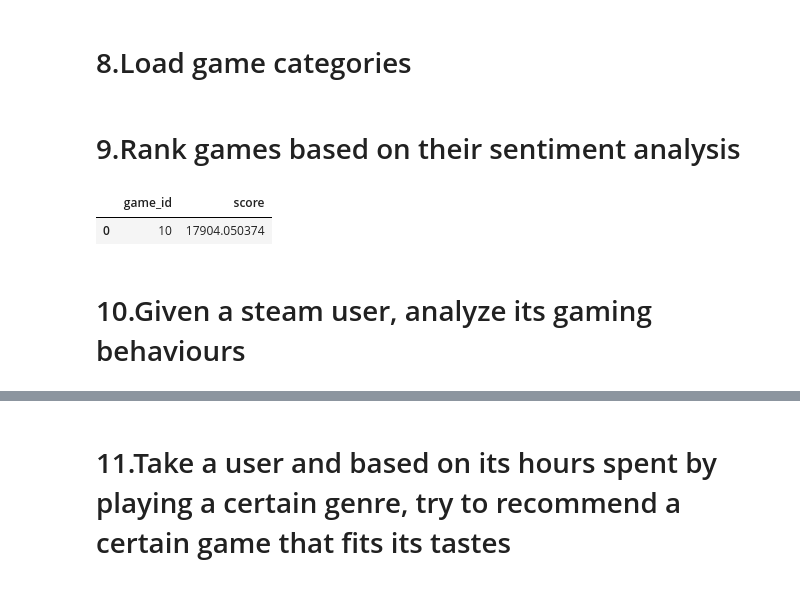
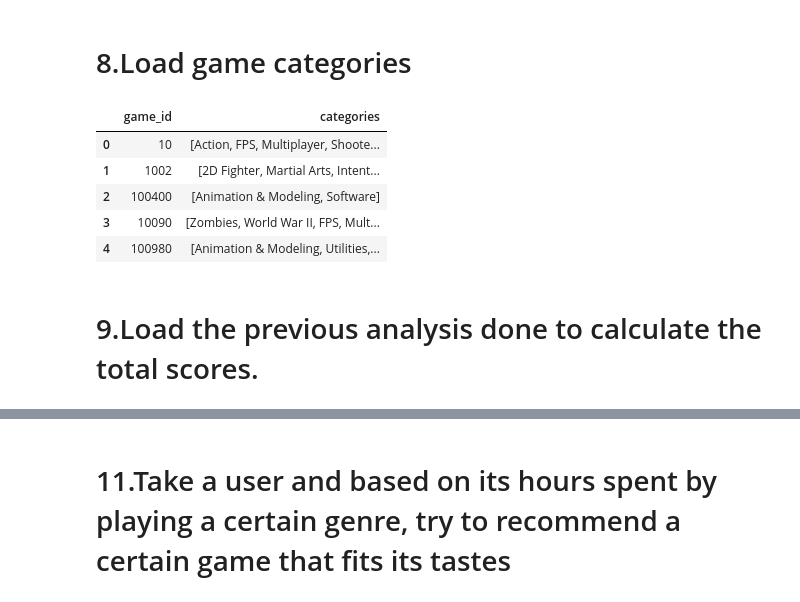
Before and after one commit to Panemiele/Steam-Games-Recommendation-System, a Jupyter notebook: sentiment-analysis.ipynb, the cells around one changed output, grey strips where cells are left out. Saved outputs shown, nothing was run; the diff lists cells and outputs as text; code cells hidden in the pictures.

```diff
--- a/sentiment-analysis.ipynb
+++ b/sentiment-analysis.ipynb
@@ -574,2 +358,0 @@ gameid_tags.info()
-# %% [markdown]
-# 9.Rank games based on their sentiment analysis
@@ -582,31 +358,0 @@ def sign(n):
-# %%
-from tqdm import tqdm
-chosen_algorithm = sgd
-score = pd.DataFrame(columns=['game_id', 'score'])
-counter = 0
-
-for index, row in tqdm(revs_og.iterrows(), total=len(revs_og), desc="Processing"):
-    #Weight formula: (valoreSentiment x 1,5)(se review_text non null) + 1,3 x review_score + 1,15 x (review_votes)
-    game_id = row['app_id']
-    review_value = row['review_score']
-    review_votes = review_value * (row['review_votes'])
-    probability = execute_sentiment_analysis(row['review_text'], chosen_algorithm)
-    review_score = review_value + (1 + 0.1 * review_votes) * probability
-
-    if game_id in score['game_id'].values:
-        # Update the 'score' value for the existing 'game_id'
-        score.loc[score['game_id'] == game_id, 'score'] += review_score
-    else:
-        # Create a new DataFrame for the row to append
-        new_row = pd.DataFrame({'game_id': [game_id], 'score': [review_score]})
-        # Concatenate the new DataFrame with the existing 'score' DataFrame
-        score = pd.concat([score, new_row], ignore_index=True)
-
-    counter +=1
-    if counter == 10000:
-        break
-
-score
-# %% [output]
-|  | game_id | score |
-| 0 | 10 | 17904.050374 |
@@ -660,2 +359,32 @@ score
-# %% [markdown]
-# 10.Given a steam user, analyze its gaming behaviours
+# %%
+#loading game categories
+
+gameid_categories_transported = pd.read_csv('games_tags.csv')
+
+# Reset the index to have a numeric index
+gameid_categories_transported.reset_index(drop=True, inplace=True)
+
+# Melt the DataFrame to convert it back to the original format
+gameid_categories = gameid_categories_transported.melt(var_name="game_id", value_name="categories")
+
+# Drop rows with NaN values (optional, if you want to remove them)
+gameid_categories = gameid_categories.dropna()
+
+# Group by game_id and aggregate categories into a list
+gameid_categories = gameid_categories.groupby('game_id')['categories'].agg(list).reset_index()
+gameid_categories['game_id'] = gameid_categories['game_id'].astype('int64')
+
+# Reset the index of the melted DataFrame
+gameid_categories.reset_index(drop=True, inplace=True)
+
+# Display the resulting DataFrame
+gameid_categories.head()
+# %% [output]
+|  | game_id | categories |
+| 0 | 10 | [Action, FPS, Multiplayer, Shoote... |
+| 1 | 1002 | [2D Fighter, Martial Arts, Intent... |
+| 2 | 100400 | [Animation & Modeling, Software] |
+| 3 | 10090 | [Zombies, World War II, FPS, Mult... |
+| 4 | 100980 | [Animation & Modeling, Utilities,... |
+# %% [markdown]
+# 9.Load the previous analysis done to calculate the total scores.
```
Also changed, not shown: parts of 59 cells of this notebook, 2 other files.
